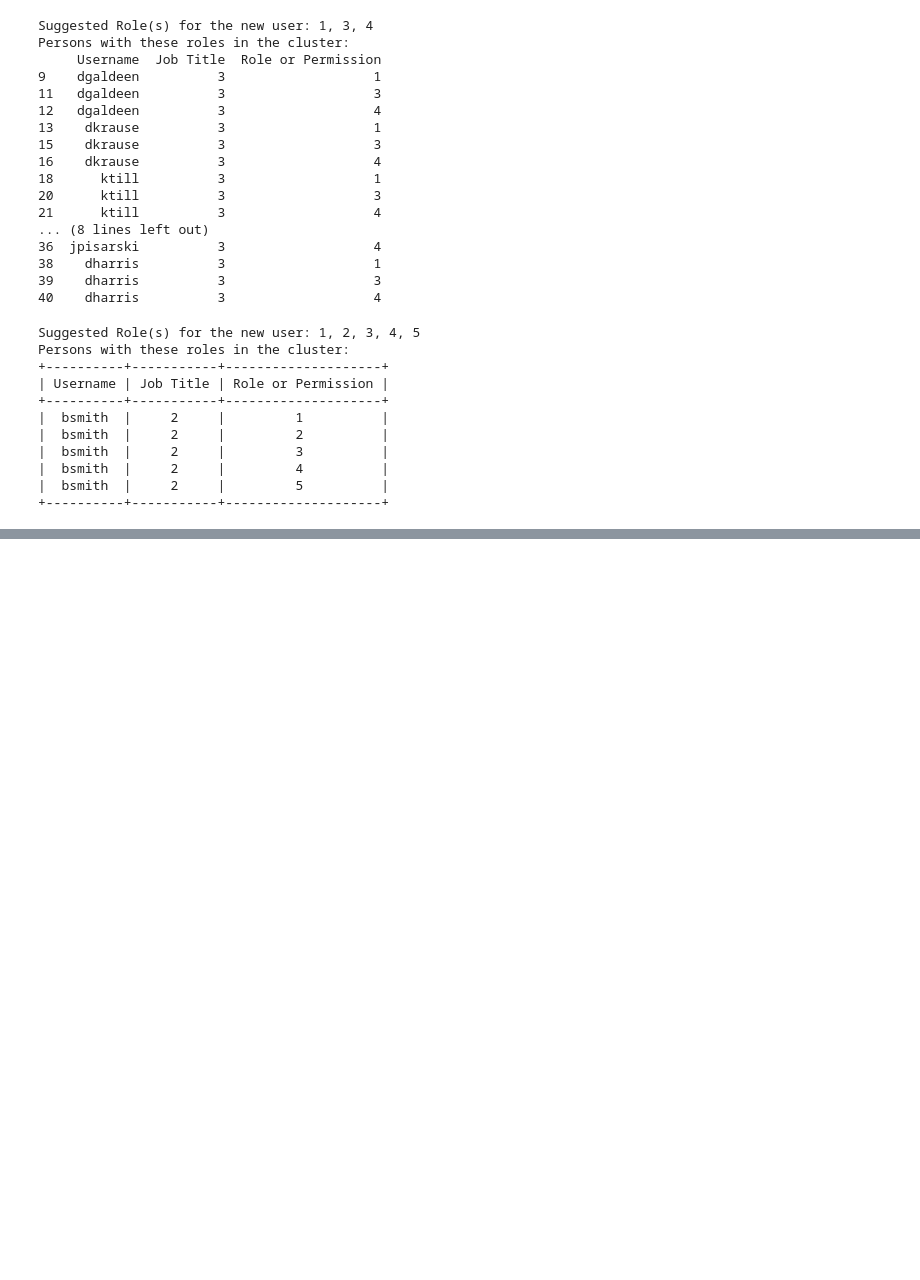
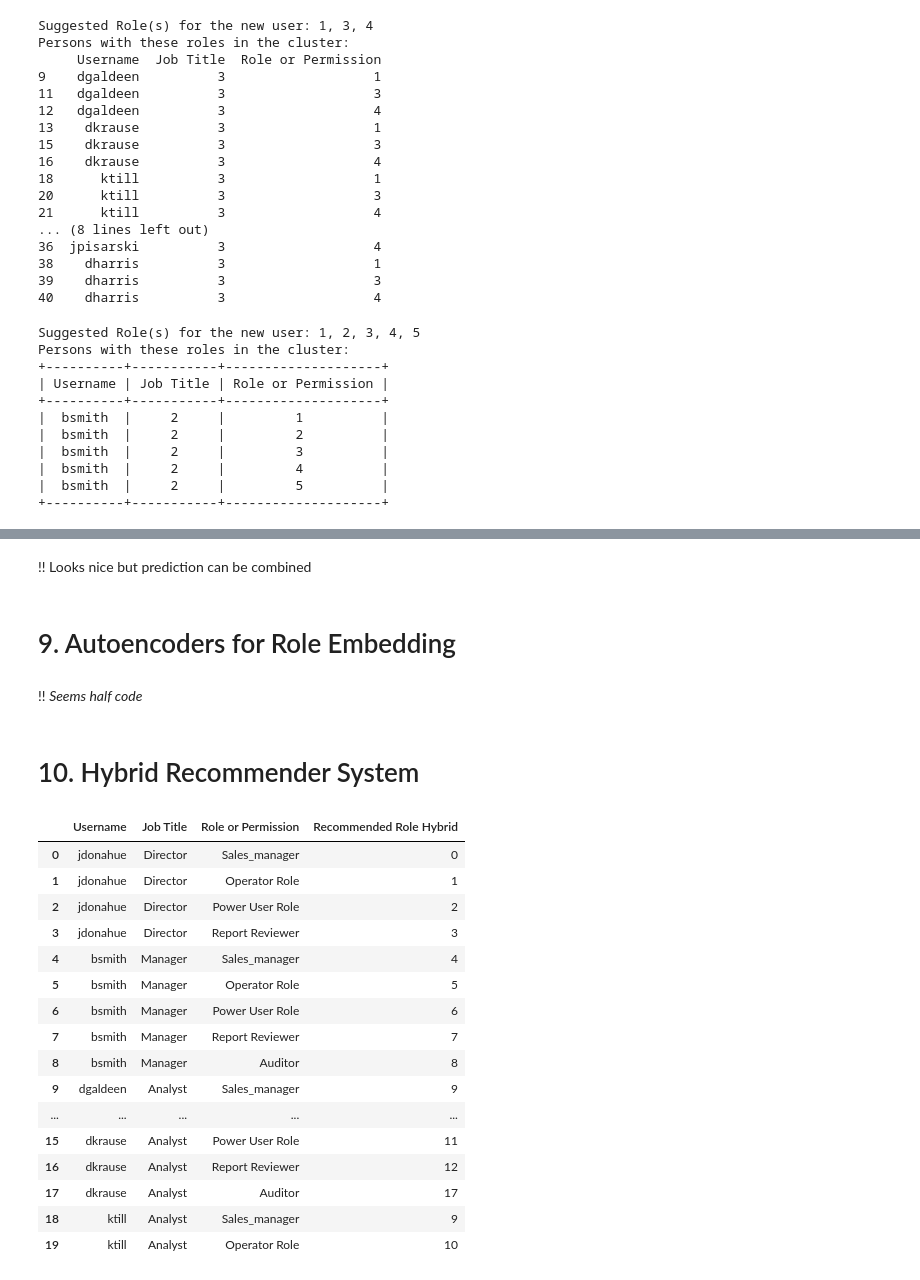
Before and after one commit to 7smn2219/AI, a Jupyter notebook: Access_Recommendation/Access_Recommendation.ipynb, the cells around one changed output, grey strips where cells are left out. Saved outputs shown, nothing was run; the diff lists cells and outputs as text; code cells hidden in the pictures; blank space fills up the shorter version.

```diff
--- a/Access_Recommendation/Access_Recommendation.ipynb
+++ b/Access_Recommendation/Access_Recommendation.ipynb
@@ -639,0 +642,2 @@ Persons with these roles in the cluster:
+# %%
+DATA = pd.read_csv('/content/processed_access_data.csv')
@@ -639,0 +841,11 @@ Persons with these roles in the cluster:
+# %%
+from sklearn.preprocessing import OneHotEncoder
+from sklearn.metrics.pairwise import cosine_similarity
+
+data7 = DATA.copy()
+
+# Encode Job Title and Role
+encoded_features = encoder.fit_transform(data7[['Job Title', 'Role or Permission']]).toarray()
+similarity_matrix = cosine_similarity(encoded_features)
+data7['Recommended Role'] = similarity_matrix.argmax(axis=1)
+data7.head(10)
@@ -639,0 +886,4 @@ Persons with these roles in the cluster:
+# %% [markdown]
+!! Looks nice but prediction can be combined
+# %% [markdown]
+# 9. Autoencoders for Role Embedding
@@ -639,0 +915,45 @@ Persons with these roles in the cluster:
+# %% [markdown]
+!! *Seems half code*
+# %% [markdown]
+# 10. Hybrid Recommender System
+# %%
+from sklearn.metrics.pairwise import cosine_similarity
+
+alpha = 0.5
+
+data10 = DATA.copy()
+
+encoder = OneHotEncoder(sparse_output=False, handle_unknown='ignore')
+
+# Collaborative similarity
+user_role_matrix = pd.get_dummies(data10.set_index('Username')['Role or Permission'])
+
+# Collaborative similarity
+collaborative_similarity = cosine_similarity(user_role_matrix)
+
+# Content-based similarity on encoded features
+content_similarity = cosine_similarity(encoded_features)
+
+# Hybrid recommendation
+hybrid_similarity = alpha * collaborative_similarity + (1 - alpha) * content_similarity
+data10['Recommended Role Hybrid'] = hybrid_similarity.argmax(axis=1)
+
+data10.head(20)
+# %% [output]
+|  | Username | Job Title | Role or Permission | Recommended Role Hybrid |
+| 0 | jdonahue | Director | Sales_manager | 0 |
+| 1 | jdonahue | Director | Operator Role | 1 |
+| 2 | jdonahue | Director | Power User Role | 2 |
+| 3 | jdonahue | Director | Report Reviewer | 3 |
+| 4 | bsmith | Manager | Sales_manager | 4 |
+| 5 | bsmith | Manager | Operator Role | 5 |
+| 6 | bsmith | Manager | Power User Role | 6 |
+| 7 | bsmith | Manager | Report Reviewer | 7 |
+| 8 | bsmith | Manager | Auditor | 8 |
+| 9 | dgaldeen | Analyst | Sales_manager | 9 |
+| ... | ... | ... | ... | ... |
+| 15 | dkrause | Analyst | Power User Role | 11 |
+| 16 | dkrause | Analyst | Report Reviewer | 12 |
+| 17 | dkrause | Analyst | Auditor | 17 |
+| 18 | ktill | Analyst | Sales_manager | 9 |
+| 19 | ktill | Analyst | Operator Role | 10 |
```
Also changed, not shown: parts of 25 cells of this notebook.
